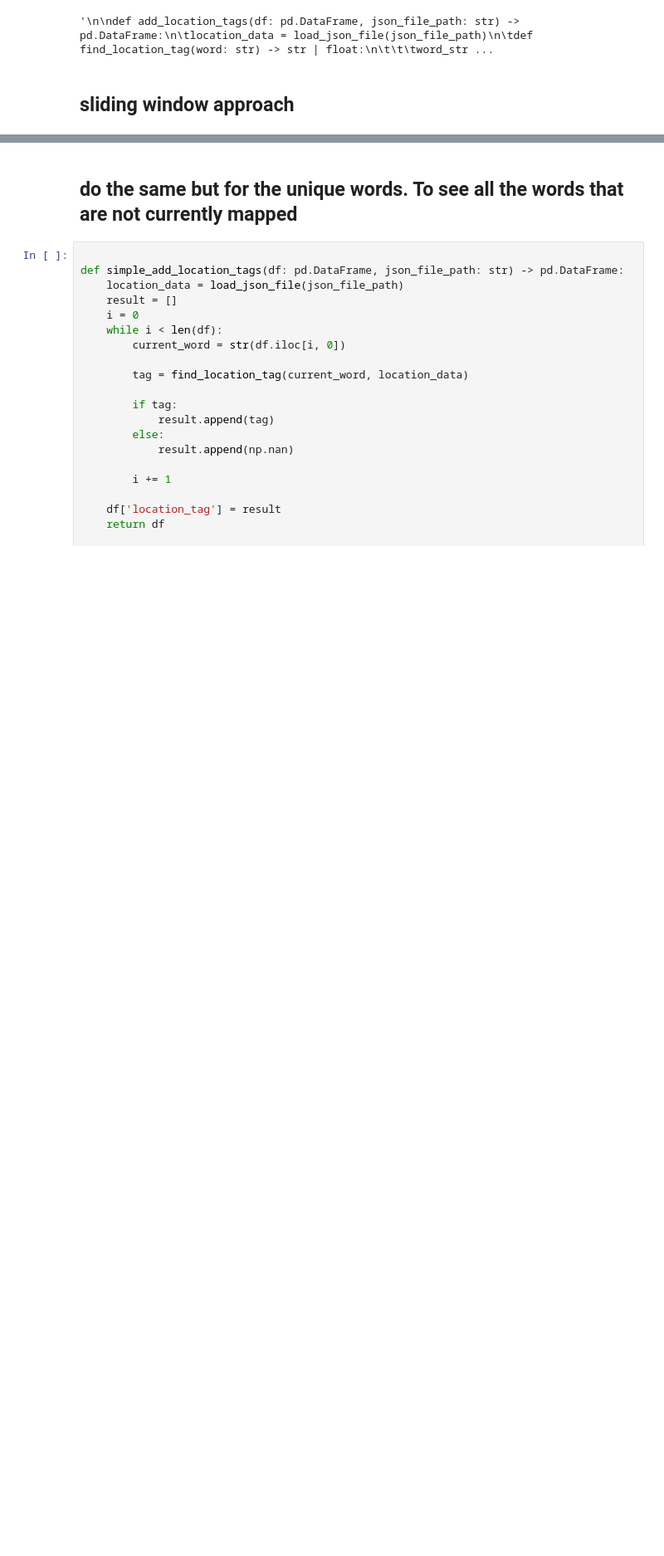
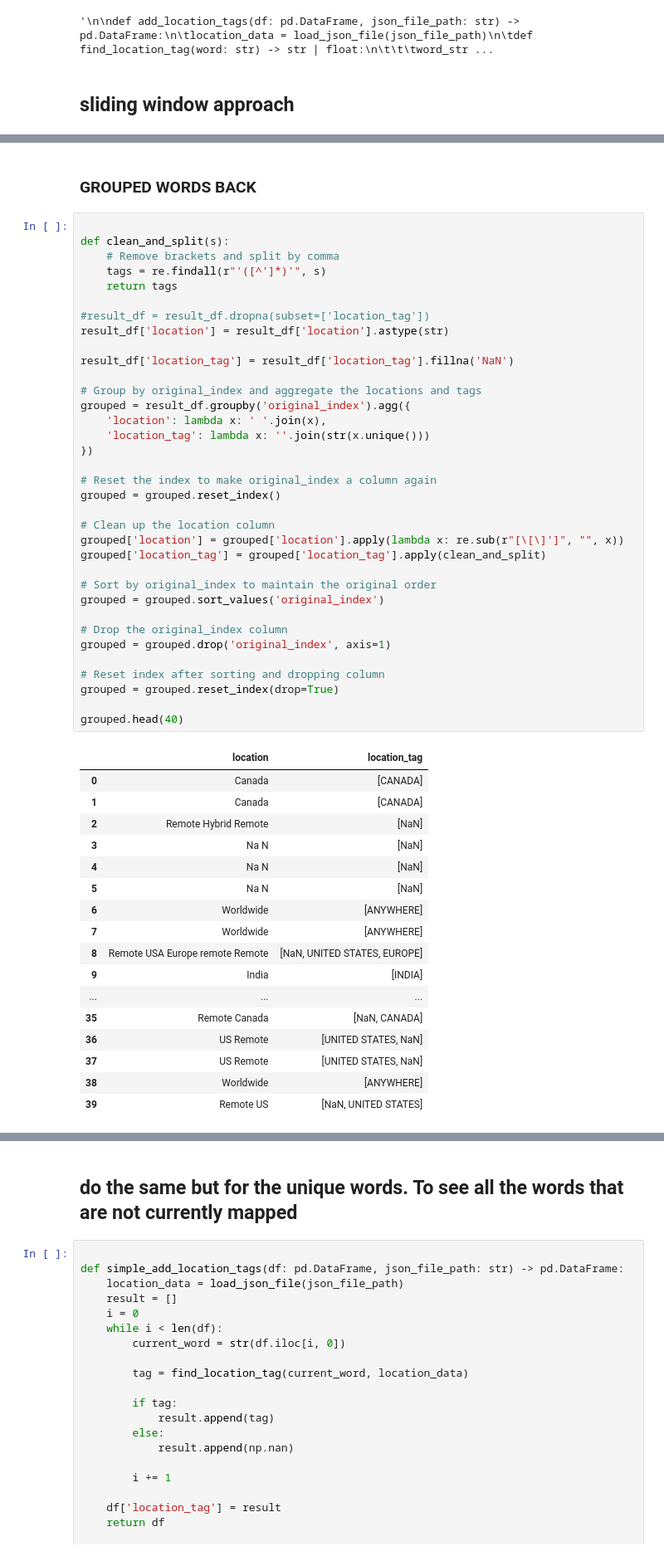
Before and after one commit to 0JCRG0/JobsCrawler, a Jupyter notebook: src/notebooks/prelimiary_analysis.ipynb, the cells around one changed output, grey strips where cells are left out. Shown at 83% size. Saved outputs shown, nothing was run; the diff lists cells and outputs as text; blank space fills up the shorter version.

```diff
--- a/src/notebooks/prelimiary_analysis.ipynb
+++ b/src/notebooks/prelimiary_analysis.ipynb
@@ -234 +239,56 @@ location_tag      17630
 dtype: int64
+# %% [markdown]
+### GROUPED WORDS BACK
+# %%
+
+def clean_and_split(s):
+	# Remove brackets and split by comma
+	tags = re.findall(r"'([^']*)'", s)
+	return tags
+
+#result_df = result_df.dropna(subset=['location_tag'])
+result_df['location'] = result_df['location'].astype(str)
+
+result_df['location_tag'] = result_df['location_tag'].fillna('NaN')
+
+# Group by original_index and aggregate the locations and tags
+grouped = result_df.groupby('original_index').agg({
+    'location': lambda x: ' '.join(x),
+    'location_tag': lambda x: ''.join(str(x.unique()))
+})
+
+# Reset the index to make original_index a column again
+grouped = grouped.reset_index()
+
+# Clean up the location column
+grouped['location'] = grouped['location'].apply(lambda x: re.sub(r"[\[\]']", "", x))
+grouped['location_tag'] = grouped['location_tag'].apply(clean_and_split)
+
+# Sort by original_index to maintain the original order
+grouped = grouped.sort_values('original_index')
+
+# Drop the original_index column
+grouped = grouped.drop('original_index', axis=1)
+
+# Reset index after sorting and dropping column
+grouped = grouped.reset_index(drop=True)
+
+grouped.head(40)
+# %% [output]
+|  | location | location_tag |
+| 0 | Canada | [CANADA] |
+| 1 | Canada | [CANADA] |
+| 2 | Remote Hybrid Remote | [NaN] |
+| 3 | Na N | [NaN] |
+| 4 | Na N | [NaN] |
+| 5 | Na N | [NaN] |
+| 6 | Worldwide | [ANYWHERE] |
+| 7 | Worldwide | [ANYWHERE] |
+| 8 | Remote USA Europe remote Remote | [NaN, UNITED STATES, EUROPE] |
+| 9 | India | [INDIA] |
+| ... | ... | ... |
+| 35 | Remote Canada | [NaN, CANADA] |
+| 36 | US Remote | [UNITED STATES, NaN] |
+| 37 | US Remote | [UNITED STATES, NaN] |
+| 38 | Worldwide | [ANYWHERE] |
+| 39 | Remote US | [NaN, UNITED STATES] |
```
Also changed, not shown: parts of 10 cells of this notebook, 1 other file.
